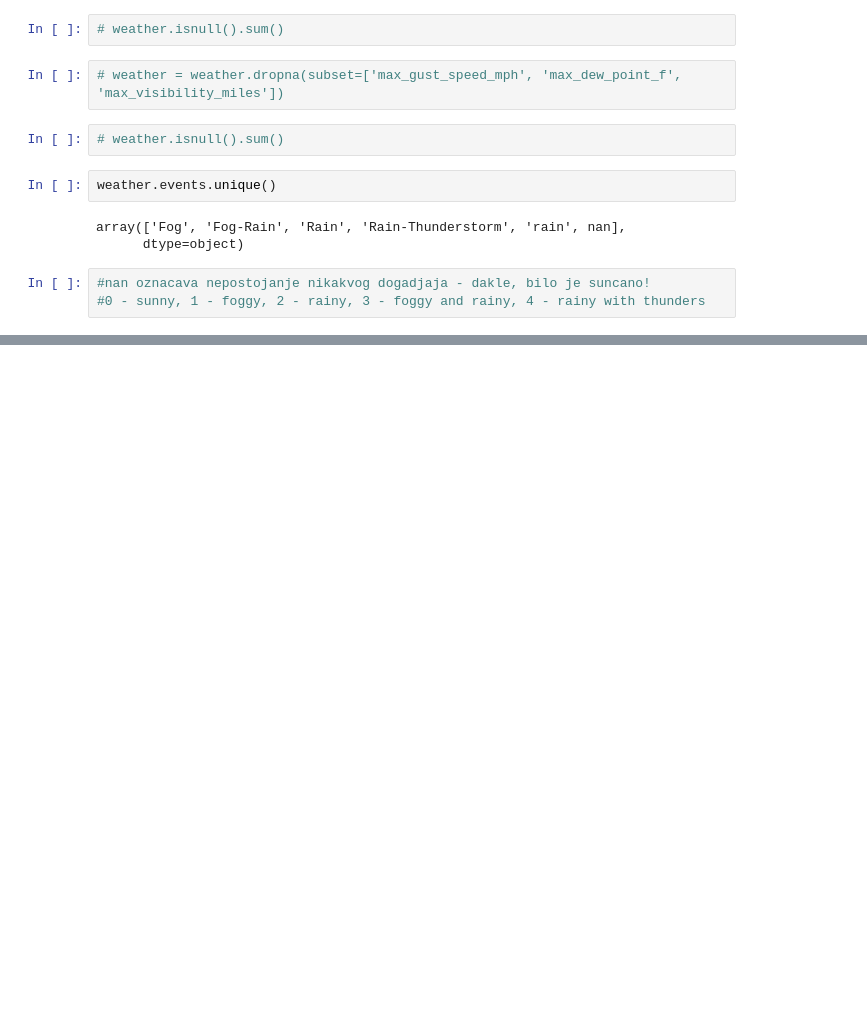
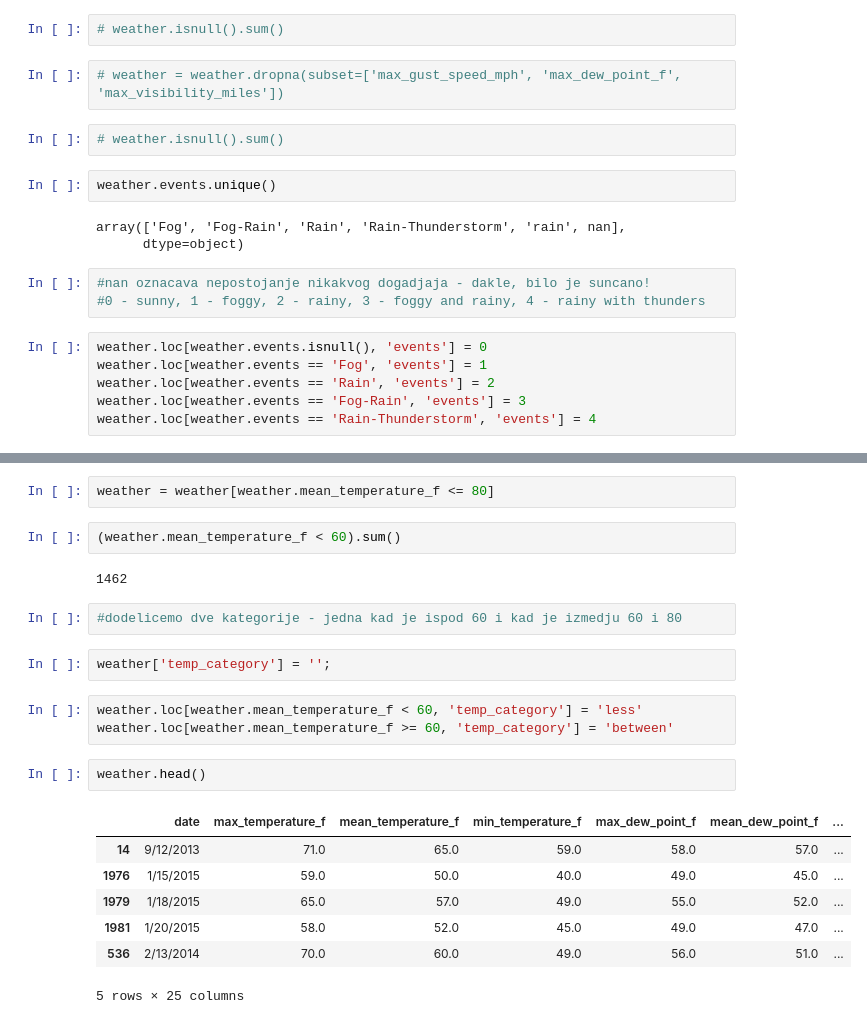
Before and after one commit to Pljosan/MLseminarski, a Jupyter notebook: Regresija.ipynb, the cells around one changed output, grey strips where cells are left out. Saved outputs shown, nothing was run; the diff lists cells and outputs as text; blank space fills up the shorter version.

```diff
--- a/Regresija.ipynb
+++ b/Regresija.ipynb
@@ -353,3 +371,9 @@ array(['Fog', 'Fog-Rain', 'Rain', 'Rain-Thunderstorm', 'rain', nan],
 # %%
 #nan oznacava nepostojanje nikakvog dogadjaja - dakle, bilo je suncano!
 #0 - sunny, 1 - foggy, 2 - rainy, 3 - foggy and rainy, 4 - rainy with thunders
+# %%
+weather.loc[weather.events.isnull(), 'events'] = 0
+weather.loc[weather.events == 'Fog', 'events'] = 1
+weather.loc[weather.events == 'Rain', 'events'] = 2
+weather.loc[weather.events == 'Fog-Rain', 'events'] = 3
+weather.loc[weather.events == 'Rain-Thunderstorm', 'events'] = 4
@@ -355,0 +387,23 @@ array(['Fog', 'Fog-Rain', 'Rain', 'Rain-Thunderstorm', 'rain', nan],
+# %%
+weather = weather[weather.mean_temperature_f <= 80]
+# %%
+(weather.mean_temperature_f < 60).sum()
+# %% [output]
+1462
+# %%
+#dodelicemo dve kategorije - jedna kad je ispod 60 i kad je izmedju 60 i 80
+# %%
+weather['temp_category'] = '';
+# %%
+weather.loc[weather.mean_temperature_f < 60, 'temp_category'] = 'less'
+weather.loc[weather.mean_temperature_f >= 60, 'temp_category'] = 'between'
+# %%
+weather.head()
+# %% [output]
+|  | date | max_temperature_f | mean_temperature_f | min_temperature_f | max_dew_point_f | mean_dew_point_f | ... |
+| 14 | 9/12/2013 | 71.0 | 65.0 | 59.0 | 58.0 | 57.0 | ... |
+| 1976 | 1/15/2015 | 59.0 | 50.0 | 40.0 | 49.0 | 45.0 | ... |
+| 1979 | 1/18/2015 | 65.0 | 57.0 | 49.0 | 55.0 | 52.0 | ... |
+| 1981 | 1/20/2015 | 58.0 | 52.0 | 45.0 | 49.0 | 47.0 | ... |
+| 536 | 2/13/2014 | 70.0 | 60.0 | 49.0 | 56.0 | 51.0 | ... |
+5 rows × 25 columns
```
Also changed, not shown: parts of 19 cells of this notebook.
